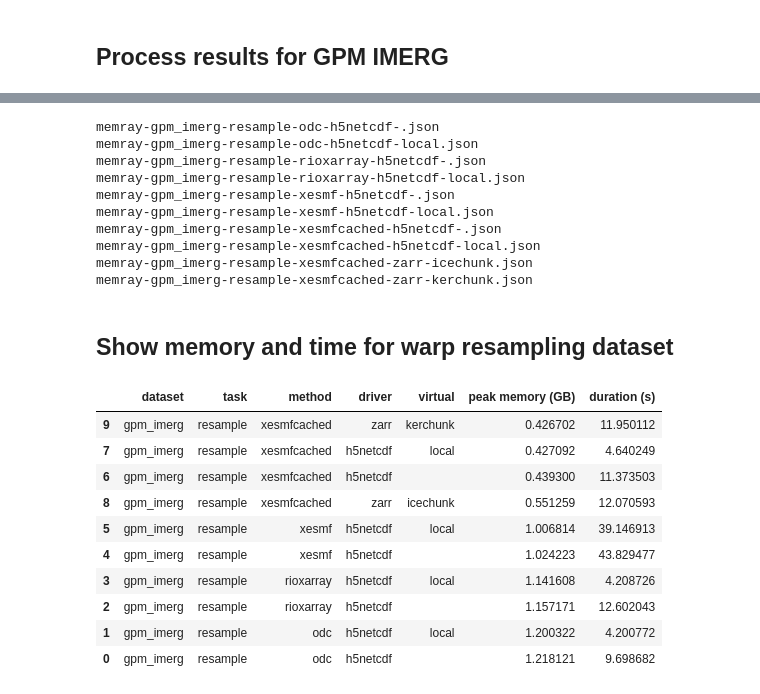
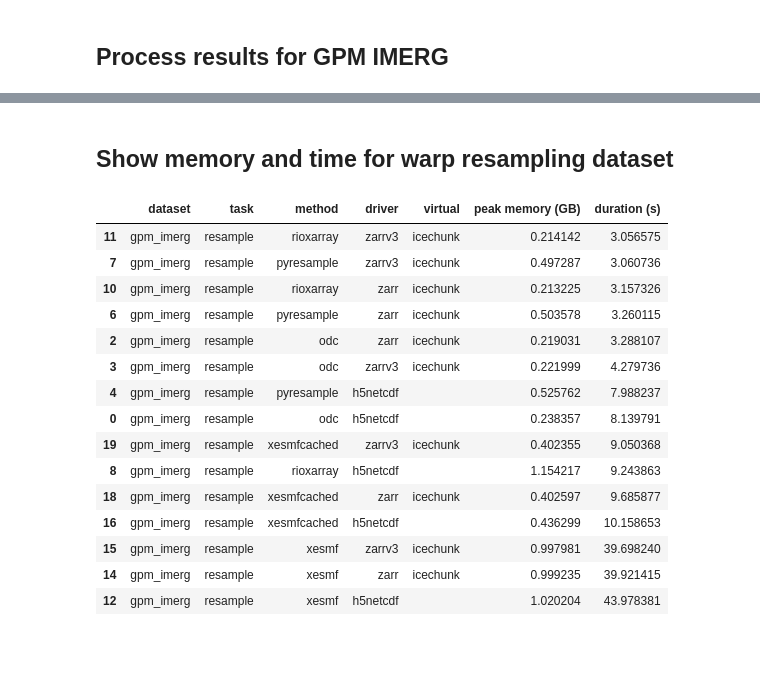
Before and after one commit to developmentseed/warp-resample-profiling, a Jupyter notebook: examples/process-gpm-results.ipynb, the cells around one changed output, grey strips where cells are left out. Saved outputs shown, nothing was run; the diff lists cells and outputs as text; code cells hidden in the pictures; blank space fills up the shorter version.

```diff
--- a/examples/process-gpm-results.ipynb
+++ b/examples/process-gpm-results.ipynb
@@ -8,32 +8,28 @@ from utils import process_results
 [interactive output not drawn]
 [interactive output not drawn]
 # %%
-df = process_results("results/2024-10-16").sort_values(["peak memory (GB)"])
+df = process_results("results/2024-10-22").sort_values(["duration (s)"])
-# %% [output]
-memray-gpm_imerg-resample-odc-h5netcdf-.json
-memray-gpm_imerg-resample-odc-h5netcdf-local.json
-memray-gpm_imerg-resample-rioxarray-h5netcdf-.json
-memray-gpm_imerg-resample-rioxarray-h5netcdf-local.json
-memray-gpm_imerg-resample-xesmf-h5netcdf-.json
-memray-gpm_imerg-resample-xesmf-h5netcdf-local.json
-memray-gpm_imerg-resample-xesmfcached-h5netcdf-.json
-memray-gpm_imerg-resample-xesmfcached-h5netcdf-local.json
-memray-gpm_imerg-resample-xesmfcached-zarr-icechunk.json
-memray-gpm_imerg-resample-xesmfcached-zarr-kerchunk.json
 # %% [markdown]
 ## Show memory and time for warp resampling dataset
 # %%
-df_resample = df[df["task"] == "resample"]
-df_resample.style.background_gradient(cmap="YlOrRd")
+df = df[df["task"] == "resample"]
+df = df[df["virtual"] != "local"]
+df = df[df["dataset"] == "gpm_imerg"]
+df.style.background_gradient(cmap="YlOrRd")
 # %% [output]
 |  | dataset | task | method | driver | virtual | peak memory (GB) | duration (s) |
-| 9 | gpm_imerg | resample | xesmfcached | zarr | kerchunk | 0.426702 | 11.950112 |
-| 7 | gpm_imerg | resample | xesmfcached | h5netcdf | local | 0.427092 | 4.640249 |
-| 6 | gpm_imerg | resample | xesmfcached | h5netcdf |  | 0.439300 | 11.373503 |
-| 8 | gpm_imerg | resample | xesmfcached | zarr | icechunk | 0.551259 | 12.070593 |
-| 5 | gpm_imerg | resample | xesmf | h5netcdf | local | 1.006814 | 39.146913 |
-| 4 | gpm_imerg | resample | xesmf | h5netcdf |  | 1.024223 | 43.829477 |
-| 3 | gpm_imerg | resample | rioxarray | h5netcdf | local | 1.141608 | 4.208726 |
-| 2 | gpm_imerg | resample | rioxarray | h5netcdf |  | 1.157171 | 12.602043 |
-| 1 | gpm_imerg | resample | odc | h5netcdf | local | 1.200322 | 4.200772 |
-| 0 | gpm_imerg | resample | odc | h5netcdf |  | 1.218121 | 9.698682 |
+| 11 | gpm_imerg | resample | rioxarray | zarrv3 | icechunk | 0.214142 | 3.056575 |
+| 7 | gpm_imerg | resample | pyresample | zarrv3 | icechunk | 0.497287 | 3.060736 |
+| 10 | gpm_imerg | resample | rioxarray | zarr | icechunk | 0.213225 | 3.157326 |
+| 6 | gpm_imerg | resample | pyresample | zarr | icechunk | 0.503578 | 3.260115 |
+| 2 | gpm_imerg | resample | odc | zarr | icechunk | 0.219031 | 3.288107 |
+| 3 | gpm_imerg | resample | odc | zarrv3 | icechunk | 0.221999 | 4.279736 |
+| 4 | gpm_imerg | resample | pyresample | h5netcdf |  | 0.525762 | 7.988237 |
+| 0 | gpm_imerg | resample | odc | h5netcdf |  | 0.238357 | 8.139791 |
+| 19 | gpm_imerg | resample | xesmfcached | zarrv3 | icechunk | 0.402355 | 9.050368 |
+| 8 | gpm_imerg | resample | rioxarray | h5netcdf |  | 1.154217 | 9.243863 |
+| 18 | gpm_imerg | resample | xesmfcached | zarr | icechunk | 0.402597 | 9.685877 |
+| 16 | gpm_imerg | resample | xesmfcached | h5netcdf |  | 0.436299 | 10.158653 |
+| 15 | gpm_imerg | resample | xesmf | zarrv3 | icechunk | 0.997981 | 39.698240 |
+| 14 | gpm_imerg | resample | xesmf | zarr | icechunk | 0.999235 | 39.921415 |
+| 12 | gpm_imerg | resample | xesmf | h5netcdf |  | 1.020204 | 43.978381 |
```
Also changed, not shown: 37 other files.
